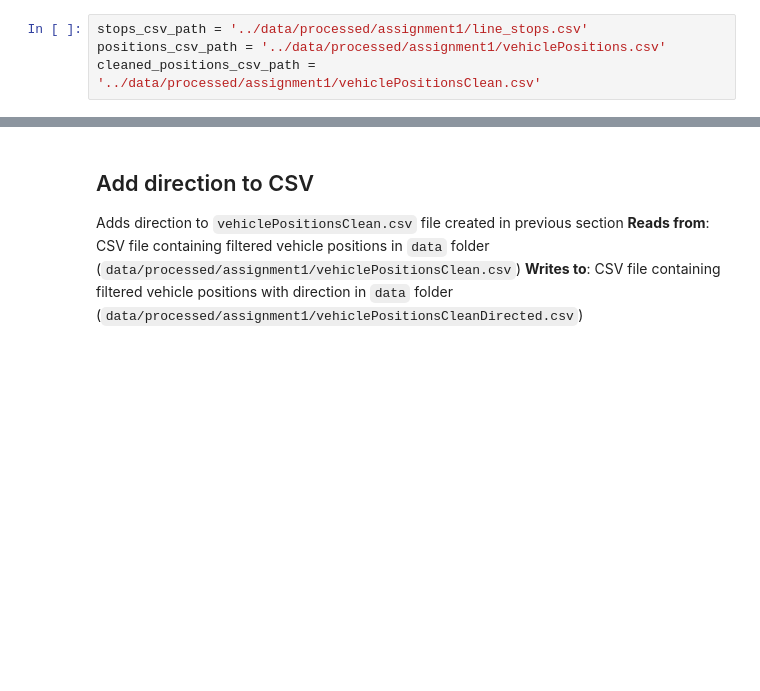
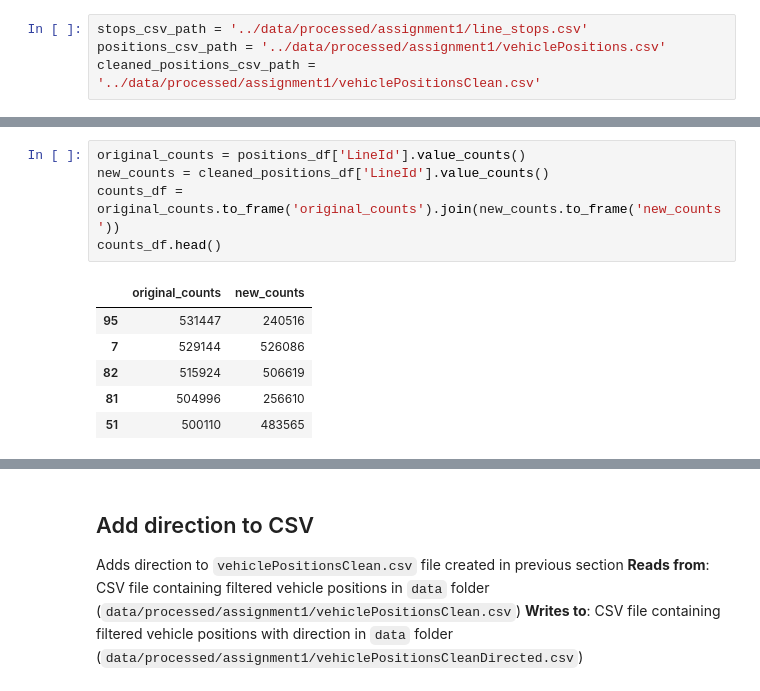
Before and after one commit to abroniewski/STIB-Hach-My-Ride, a Jupyter notebook: notebooks/assignment-1.ipynb, the cells around one changed output, grey strips where cells are left out. Saved outputs shown, nothing was run; the diff lists cells and outputs as text; blank space fills up the shorter version.

```diff
--- a/notebooks/assignment-1.ipynb
+++ b/notebooks/assignment-1.ipynb
@@ -250,0 +198,12 @@ positions_df.head()
+# %%
+original_counts = positions_df['LineId'].value_counts()
+new_counts = cleaned_positions_df['LineId'].value_counts()
+counts_df = original_counts.to_frame('original_counts').join(new_counts.to_frame('new_counts'))
+counts_df.head()
+# %% [output]
+|  | original_counts | new_counts |
+| 95 | 531447 | 240516 |
+| 7 | 529144 | 526086 |
+| 82 | 515924 | 506619 |
+| 81 | 504996 | 256610 |
+| 51 | 500110 | 483565 |
```
Also changed, not shown: parts of 10 cells of this notebook.
